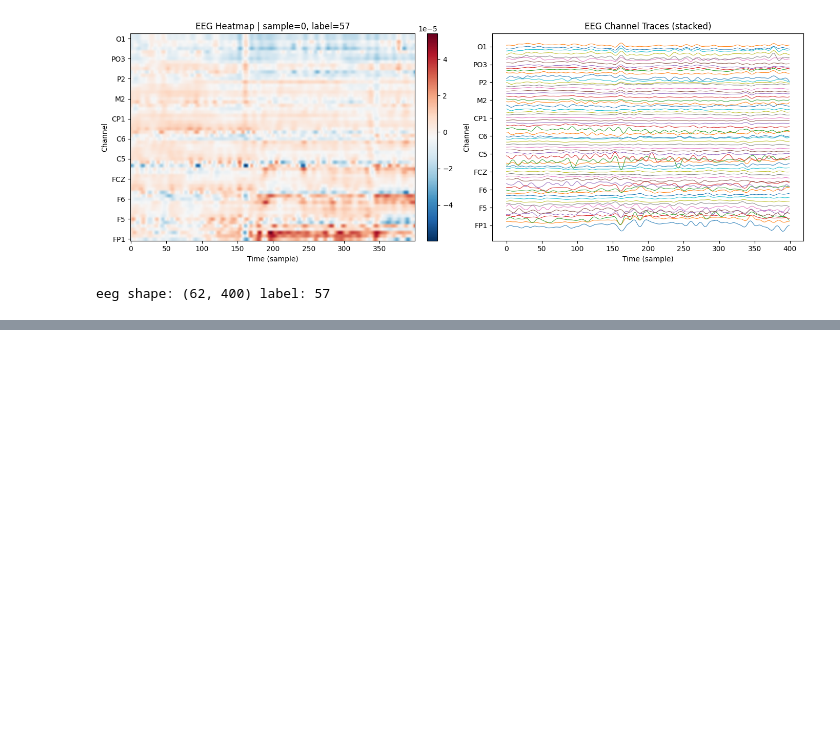
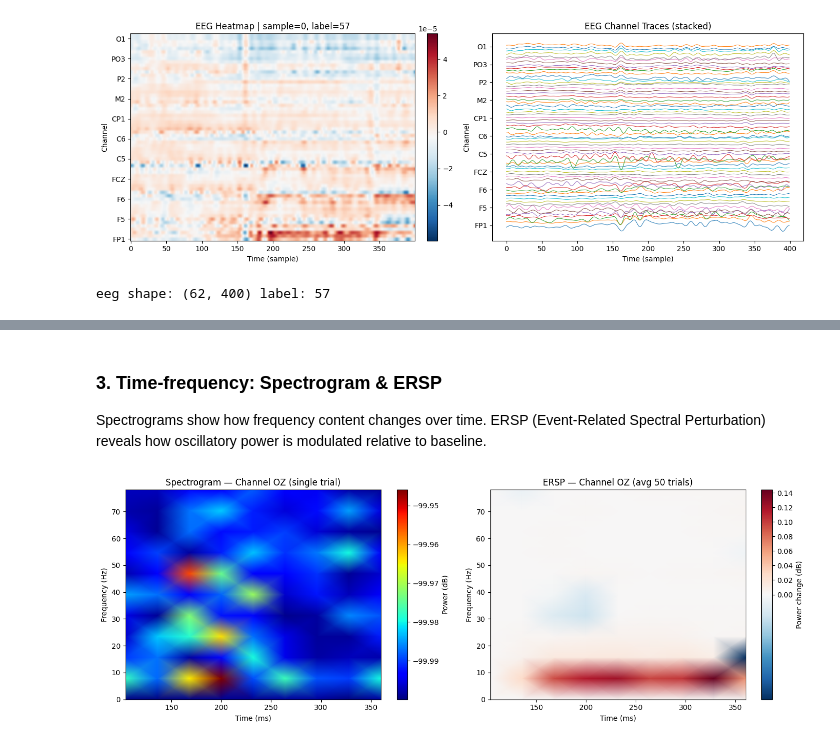
Before and after one commit to RTae/SUPA-EEG, a Jupyter notebook: viz.ipynb, the cells around one changed output, grey strips where cells are left out. Cells and saved outputs as stored; diff of their text form; code cells hidden in the pictures; blank space fills up the shorter version.

```diff
--- a/viz.ipynb
+++ b/viz.ipynb
@@ -126,0 +245,46 @@ eeg shape: (62, 400) label: 57
+# %% [markdown]
+### 3. Time-frequency: Spectrogram & ERSP
+Spectrograms show how frequency content changes over time. ERSP (Event-Related Spectral Perturbation) reveals how oscillatory power is modulated relative to baseline.
+# %%
+from scipy.signal import spectrogram as sci_spectrogram
+from matplotlib.colors import TwoSlopeNorm
+
+# Pick an occipital channel (most relevant for visual tasks)
+oz_idx = ch_names.index("OZ")
+
+fig, axes = plt.subplots(1, 2, figsize=(14, 5))
+
+# Left: Spectrogram of a single trial
+f, t, Sxx = sci_spectrogram(sample_eeg[oz_idx], fs=sfreq, nperseg=128, noverlap=96)
+t_ms = t * 1000 + 40  # convert to ms, offset by window start
+mask = f <= 80
+axes[0].pcolormesh(t_ms, f[mask], 10 * np.log10(Sxx[mask] + 1e-10), shading="gouraud", cmap="jet")
+axes[0].set_ylabel("Frequency (Hz)")
+axes[0].set_xlabel("Time (ms)")
+axes[0].set_title(f"Spectrogram — Channel {ch_names[oz_idx]} (single trial)")
+fig.colorbar(axes[0].collections[0], ax=axes[0], label="Power (dB)")
+
+# Right: ERSP — average spectrogram across trials minus baseline
+spectrograms = []
+for trial in trials:
+    f, t, Sxx = sci_spectrogram(trial[oz_idx], fs=sfreq, nperseg=128, noverlap=96)
+    spectrograms.append(Sxx)
+
+spectrograms = np.stack(spectrograms)  # (n_trials, n_freqs, n_times)
+mean_spec = spectrograms.mean(axis=0)
+# Use first time bin as baseline
+baseline = mean_spec[:, :1].mean(axis=1, keepdims=True)
+ersp = 10 * np.log10((mean_spec + 1e-10) / (baseline + 1e-10))
+
+t_ms = t * 1000 + 40
+norm = TwoSlopeNorm(vmin=ersp[mask].min(), vcenter=0, vmax=ersp[mask].max())
+axes[1].pcolormesh(t_ms, f[mask], ersp[mask], shading="gouraud", cmap="RdBu_r", norm=norm)
+axes[1].set_ylabel("Frequency (Hz)")
+axes[1].set_xlabel("Time (ms)")
+axes[1].set_title(f"ERSP — Channel {ch_names[oz_idx]} (avg {len(trials)} trials)")
+fig.colorbar(axes[1].collections[0], ax=axes[1], label="Power change (dB)")
+
+plt.tight_layout()
+plt.show()
+# %% [output]
+[figure, added]
```
Also changed, not shown: parts of 12 cells of this notebook, 1 other file.
